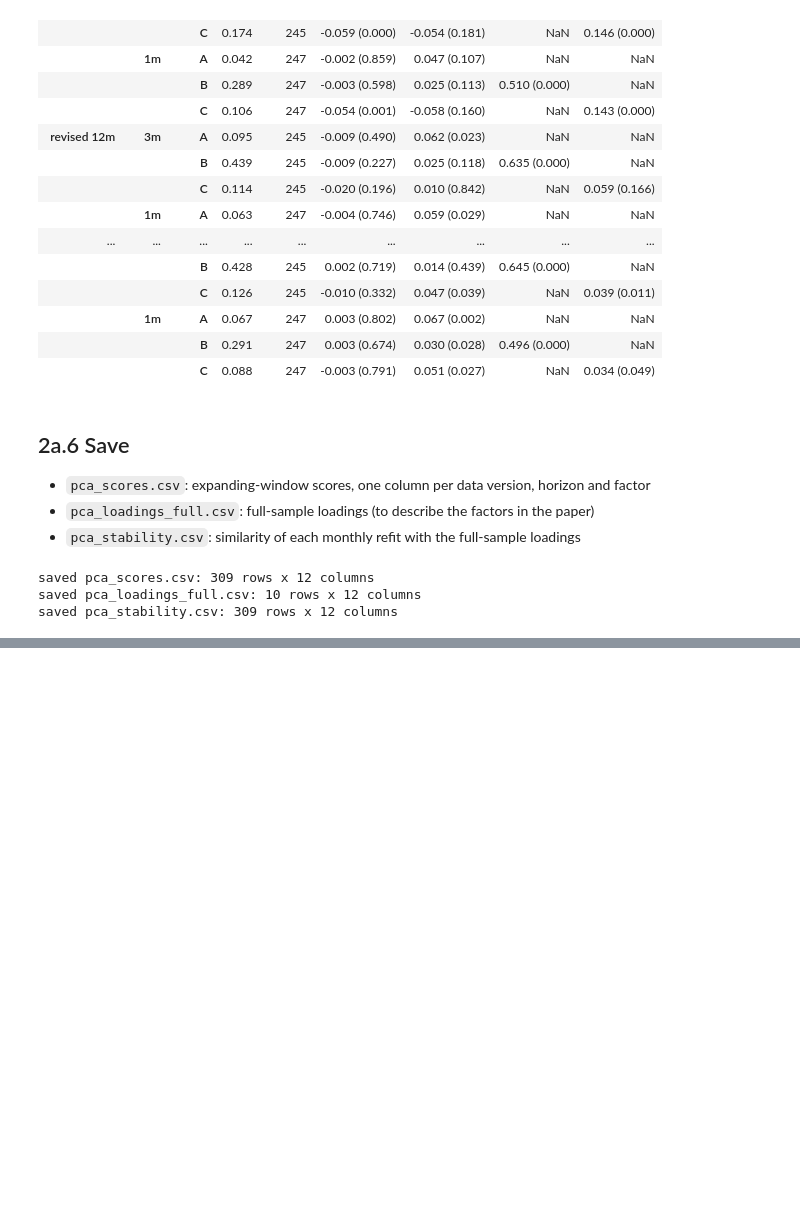
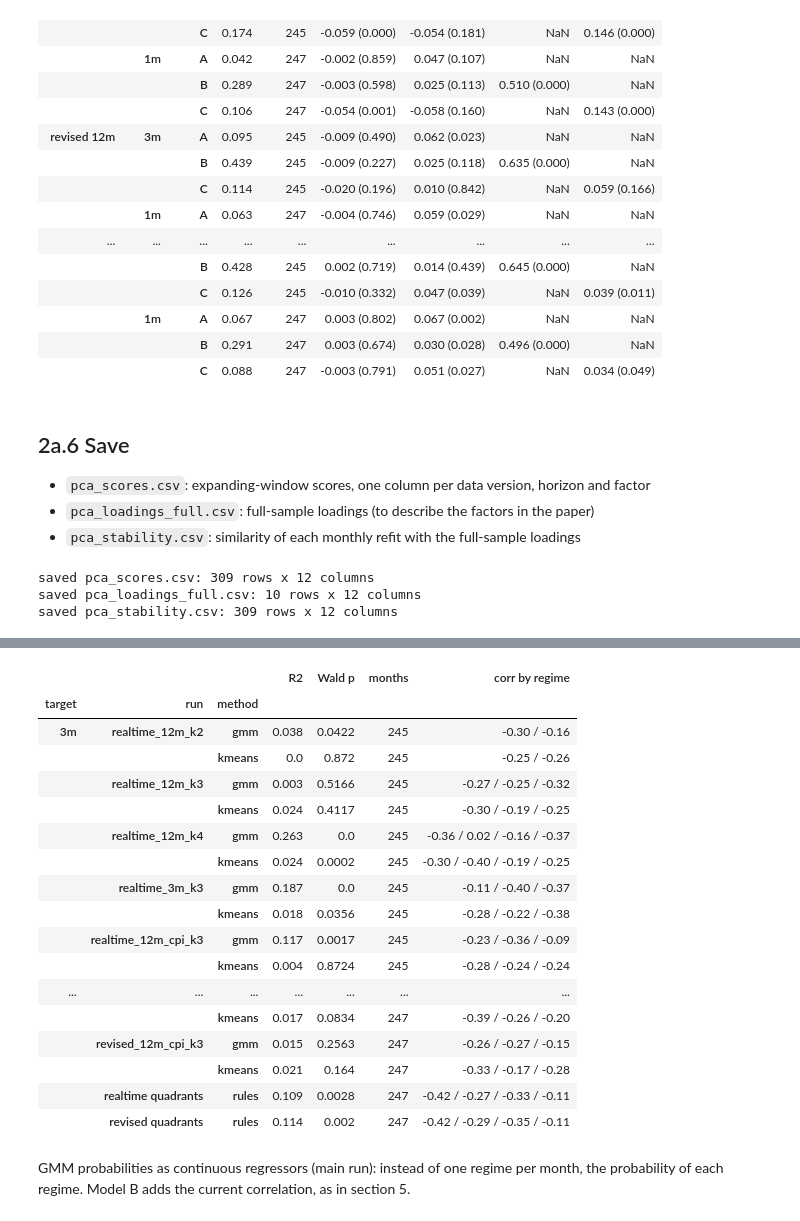
Before and after one commit to marcodamico03/Advanced_Data_Analytics, a Jupyter notebook: code/03_regimes.ipynb, the cells around one changed output, grey strips where cells are left out. Cells and saved outputs as stored; diff of their text form; code cells hidden in the pictures; blank space fills up the shorter version.

```diff
--- a/code/03_regimes.ipynb
+++ b/code/03_regimes.ipynb
@@ -507,0 +554,20 @@ saved pca_stability.csv: 309 rows x 12 columns
+# %%
+def bic_curve(X, ks=range(1, 7)):
+    Xs = StandardScaler().fit_transform(X.to_numpy())
+    return pd.Series({k: GaussianMixture(k, covariance_type="full", n_init=10,
+                                         random_state=config.RANDOM_SEED).fit(Xs).bic(Xs) for k in ks})
+
+
+def choose_k(bic, threshold=10):
+    candidates = bic[bic.index >= 2]
+    return int(candidates[candidates <= candidates.min() + threshold].index.min())
+
+
+bic_table = {}
+for data, horizon in [("realtime", "12m"), ("revised", "12m"), ("realtime", "3m"), ("revised", "3m")]:
+    X = features(data, horizon)
+    for period, Xp in [("up to 2005", X.loc[:"2005"]), ("full sample", X)]:
+        b = bic_curve(Xp)
+        bic_table[(f"{data} {horizon}", period)] = {**b.round(0).to_dict(), "chosen k": choose_k(b), "months": len(Xp)}
+bic_table = pd.DataFrame(bic_table).T
+bic_table
@@ -507,0 +584,3 @@ saved pca_stability.csv: 309 rows x 12 columns
+# %%
+K_MAIN = int(bic_table.loc[("realtime 12m", "up to 2005"), "chosen k"])   # real-time data, known at the end of 2005
+print("number of regimes used:", K_MAIN)
@@ -507,0 +716,44 @@ saved pca_stability.csv: 309 rows x 12 columns
+# %%
+def regime_test(labels, target):
+    y = TARGETS[target]["next"].reindex(labels.index).rename("next_corr")
+    dummies = pd.get_dummies(labels, prefix="r", dtype=float).iloc[:, 1:]   # first regime = reference
+    table, info = helpers.ols_hac(y, dummies)
+    stat, p = helpers.wald_test(table, info, list(dummies.columns))
+    means = y.groupby(labels).mean()
+    return {"R2": round(info["r2"], 3), "Wald p": round(p, 4), "months": info["nobs"],
+            "corr by regime": " / ".join(f"{m:.2f}" for m in means)}
+
+
+rows = {}
+for target in ["3m", "1m"]:
+    for name in RUNS:
+        for method in ["gmm", "kmeans"]:
+            rows[(target, name, method)] = regime_test(clusters[(name, method)][0].loc[ANALYSIS_START:], target)
+    for data in ["realtime", "revised"]:
+        rows[(target, f"{data} quadrants", "rules")] = regime_test(
+            regimes[data].map({"goldilocks": 0, "overheating": 1, "slowdown": 2, "stagflation": 3}), target)
+separation = pd.DataFrame(rows).T
+separation.index.names = ["target", "run", "method"]
+separation
+# %% [output]
+|  |  |  | R2 | Wald p | months | corr by regime |
+| target | run | method |  |  |  |  |
+| 3m | realtime_12m_k2 | gmm | 0.038 | 0.0422 | 245 | -0.30 / -0.16 |
+|  |  | kmeans | 0.0 | 0.872 | 245 | -0.25 / -0.26 |
+|  | realtime_12m_k3 | gmm | 0.003 | 0.5166 | 245 | -0.27 / -0.25 / -0.32 |
+|  |  | kmeans | 0.024 | 0.4117 | 245 | -0.30 / -0.19 / -0.25 |
+|  | realtime_12m_k4 | gmm | 0.263 | 0.0 | 245 | -0.36 / 0.02 / -0.16 / -0.37 |
+|  |  | kmeans | 0.024 | 0.0002 | 245 | -0.30 / -0.40 / -0.19 / -0.25 |
+|  | realtime_3m_k3 | gmm | 0.187 | 0.0 | 245 | -0.11 / -0.40 / -0.37 |
+|  |  | kmeans | 0.018 | 0.0356 | 245 | -0.28 / -0.22 / -0.38 |
+|  | realtime_12m_cpi_k3 | gmm | 0.117 | 0.0017 | 245 | -0.23 / -0.36 / -0.09 |
+|  |  | kmeans | 0.004 | 0.8724 | 245 | -0.28 / -0.24 / -0.24 |
+| ... | ... | ... | ... | ... | ... | ... |
+|  |  | kmeans | 0.017 | 0.0834 | 247 | -0.39 / -0.26 / -0.20 |
+|  | revised_12m_cpi_k3 | gmm | 0.015 | 0.2563 | 247 | -0.26 / -0.27 / -0.15 |
+|  |  | kmeans | 0.021 | 0.164 | 247 | -0.33 / -0.17 / -0.28 |
+|  | realtime quadrants | rules | 0.109 | 0.0028 | 247 | -0.42 / -0.27 / -0.33 / -0.11 |
+|  | revised quadrants | rules | 0.114 | 0.002 | 247 | -0.42 / -0.29 / -0.35 / -0.11 |
+# %% [markdown]
+GMM probabilities as continuous regressors (main run): instead of one regime per month, the probability of
+each regime. Model B adds the current correlation, as in section 5.
```
Also changed, not shown: parts of 30 cells of this notebook, 1 other file.
